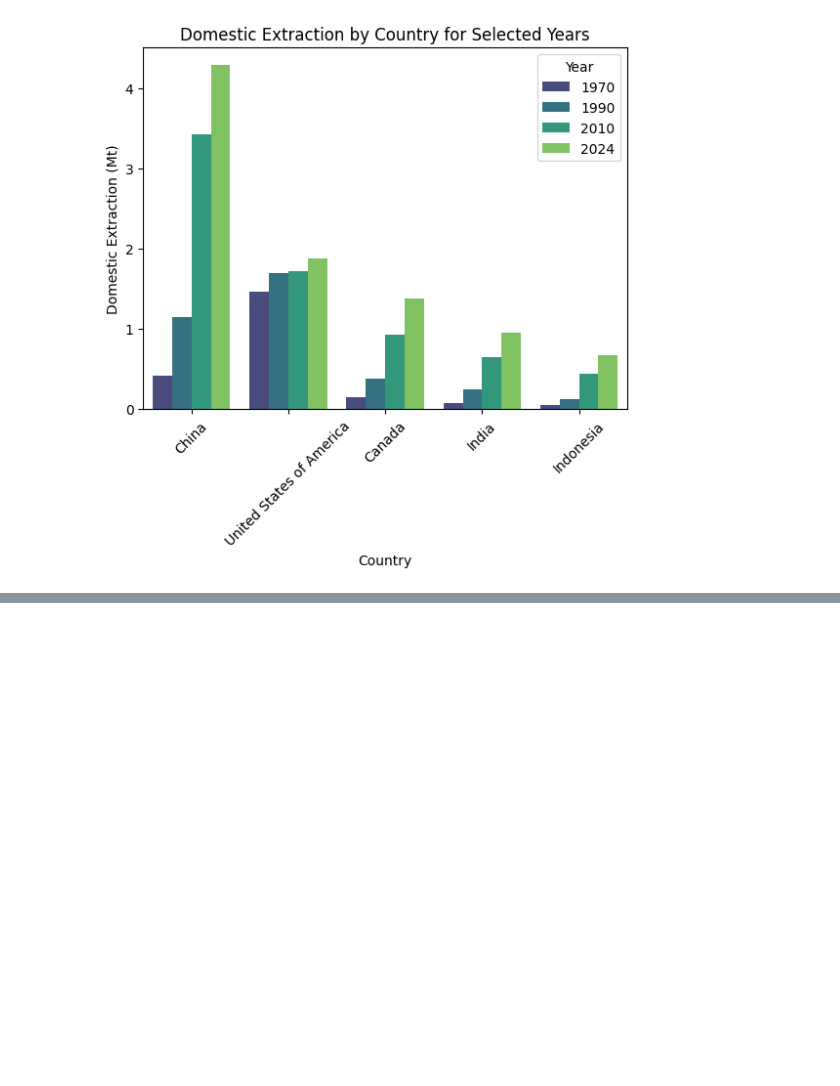
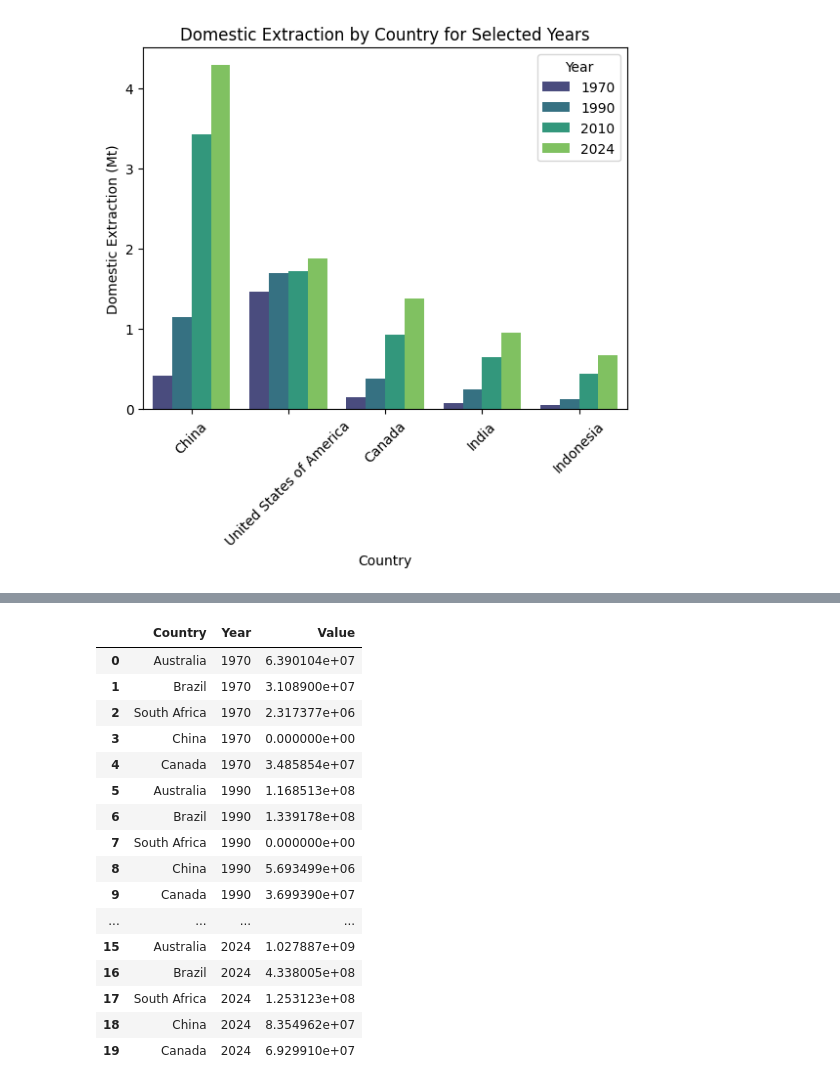
Before and after one commit to OrionFlame1/dataViz, a Jupyter notebook: Main.ipynb, the cells around one changed output, grey strips where cells are left out. Cells and saved outputs as stored; diff of their text form; code cells hidden in the pictures; blank space fills up the shorter version.

```diff
--- a/Main.ipynb
+++ b/Main.ipynb
@@ -176,0 +237,27 @@ plt.show()
+# %%
+melted_data = pd.melt(
+    metal_ores_exports,
+    id_vars=["Country"],
+    value_vars=years_filter,
+    var_name="Year",
+    value_name="Value"
+)
+melted_data
+# %% [output]
+|  | Country | Year | Value |
+| 0 | Australia | 1970 | 6.390104e+07 |
+| 1 | Brazil | 1970 | 3.108900e+07 |
+| 2 | South Africa | 1970 | 2.317377e+06 |
+| 3 | China | 1970 | 0.000000e+00 |
+| 4 | Canada | 1970 | 3.485854e+07 |
+| 5 | Australia | 1990 | 1.168513e+08 |
+| 6 | Brazil | 1990 | 1.339178e+08 |
+| 7 | South Africa | 1990 | 0.000000e+00 |
+| 8 | China | 1990 | 5.693499e+06 |
+| 9 | Canada | 1990 | 3.699390e+07 |
+| ... | ... | ... | ... |
+| 15 | Australia | 2024 | 1.027887e+09 |
+| 16 | Brazil | 2024 | 4.338005e+08 |
+| 17 | South Africa | 2024 | 1.253123e+08 |
+| 18 | China | 2024 | 8.354962e+07 |
+| 19 | Canada | 2024 | 6.929910e+07 |
```
Also changed, not shown: parts of 7 cells of this notebook.
